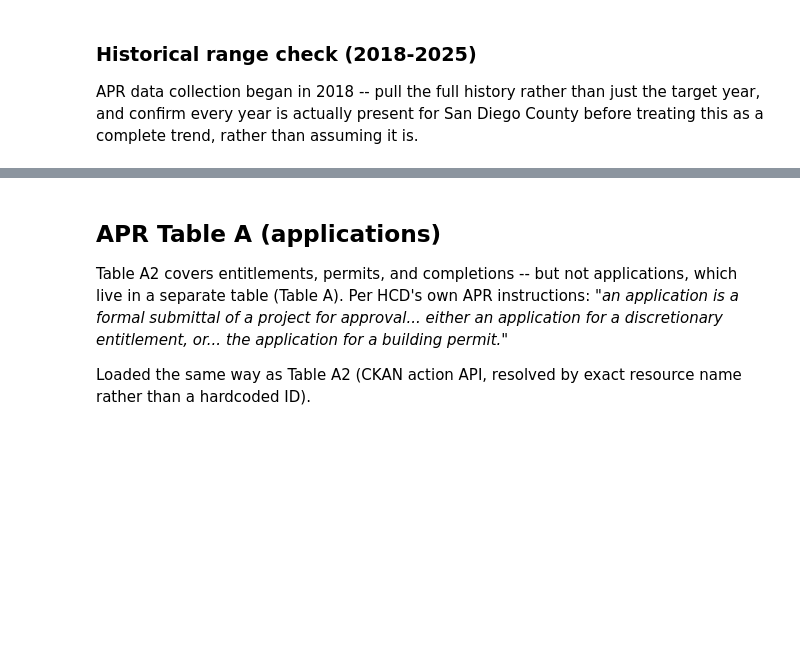
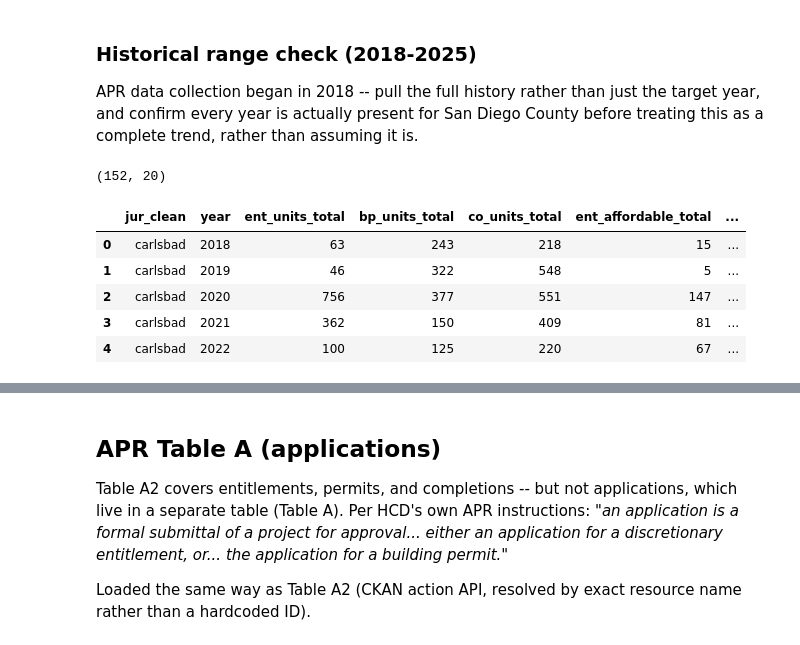
Before and after one commit to laurenthanhvo/chpd-dashboard-data-validation, a Jupyter notebook: van's work/notebooks/rhna_housing_production.ipynb, the cells around one changed output, grey strips where cells are left out. Drawn from its saved outputs; the diff is of its cells as text; code cells hidden in the pictures; blank space fills up the shorter version.

```diff
--- a/van's work/notebooks/rhna_housing_production.ipynb
+++ b/van's work/notebooks/rhna_housing_production.ipynb
@@ -261,33 +367,52 @@ sd_apr["bp_units_row"] = sd_apr[BP_INCOME_COLS_ALL].sum(axis=1, numeric_only=Tru
 sd_apr["co_units_row"] = sd_apr[CO_INCOME_COLS_ALL].sum(axis=1, numeric_only=True)
 
 above_mod_ent_all = [c for c in ENT_INCOME_COLS_ALL if "ABOVE" in c.upper()]
 above_mod_bp_all = [c for c in BP_INCOME_COLS_ALL if "ABOVE" in c.upper()]
 above_mod_co_all = [c for c in CO_INCOME_COLS_ALL if "ABOVE" in c.upper()]
 
 sd_apr["ent_affordable_row"] = sd_apr["ent_units_row"] - sd_apr[above_mod_ent_all].sum(axis=1, numeric_only=True)
 sd_apr["bp_affordable_row"] = sd_apr["bp_units_row"] - sd_apr[above_mod_bp_all].sum(axis=1, numeric_only=True)
 sd_apr["co_affordable_row"] = sd_apr["co_units_row"] - sd_apr[above_mod_co_all].sum(axis=1, numeric_only=True)
 
+# Same 4-tier per-income-category breakdown as the current-year table.
+tier_agg_kwargs_hist = {}
+for tier, suffixes in TIER_SUFFIX_GROUPS.items():
+    bp_cols = [f"BP_{s}" for s in suffixes if f"BP_{s}" in sd_apr.columns]
+    co_cols = [f"CO_{s}" for s in suffixes if f"CO_{s}" in sd_apr.columns]
+    sd_apr[f"bp_{tier}_row"] = sd_apr[bp_cols].sum(axis=1, numeric_only=True)
+    sd_apr[f"co_{tier}_row"] = sd_apr[co_cols].sum(axis=1, numeric_only=True)
+    tier_agg_kwargs_hist[f"bp_{tier}_total"] = (f"bp_{tier}_row", "sum")
+    tier_agg_kwargs_hist[f"co_{tier}_total"] = (f"co_{tier}_row", "sum")
+
 production_history = (
     sd_apr[sd_apr[YEAR_COL].isin(APR_YEARS)]
     .groupby(["jur_clean", YEAR_COL], as_index=False)
     .agg(
         ent_units_total=("ent_units_row", "sum"),
         bp_units_total=("bp_units_row", "sum"),
         co_units_total=("co_units_row", "sum"),
         ent_affordable_total=("ent_affordable_row", "sum"),
         bp_affordable_total=("bp_affordable_row", "sum"),
         co_affordable_total=("co_affordable_row", "sum"),
         project_rows=("jur_clean", "size"),
+        **tier_agg_kwargs_hist,
     )
     .rename(columns={YEAR_COL: "year"})
 )
 production_history["ent_affordable_share"] = production_history["ent_affordable_total"] / production_history["ent_units_total"]
 production_history["bp_affordable_share"] = production_history["bp_affordable_total"] / production_history["bp_units_total"]
 production_history["co_affordable_share"] = production_history["co_affordable_total"] / production_history["co_units_total"]
 
 print(production_history.shape)
 production_history.head()
+# %% [output]
+(152, 20)
+|  | jur_clean | year | ent_units_total | bp_units_total | co_units_total | ent_affordable_total | ... |
+| 0 | carlsbad | 2018 | 63 | 243 | 218 | 15 | ... |
+| 1 | carlsbad | 2019 | 46 | 322 | 548 | 5 | ... |
+| 2 | carlsbad | 2020 | 756 | 377 | 551 | 147 | ... |
+| 3 | carlsbad | 2021 | 362 | 150 | 409 | 81 | ... |
+| 4 | carlsbad | 2022 | 100 | 125 | 220 | 67 | ... |
 # %%
 years_present = sorted(production_history["year"].dropna().unique())
 years_missing = sorted(set(APR_YEARS) - set(years_present))
```
Also changed, not shown: parts of 36 cells of this notebook, 5 other files.
